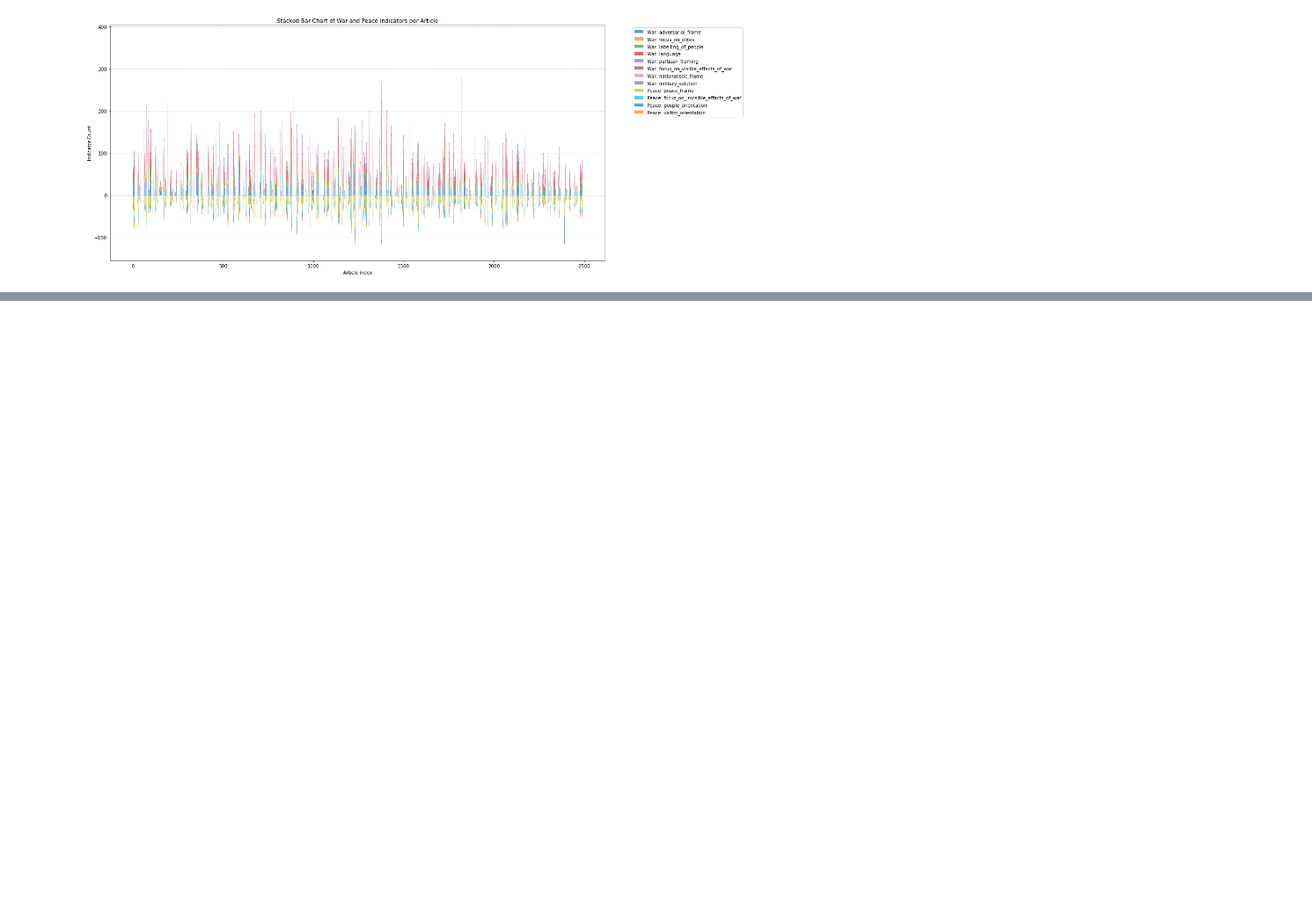
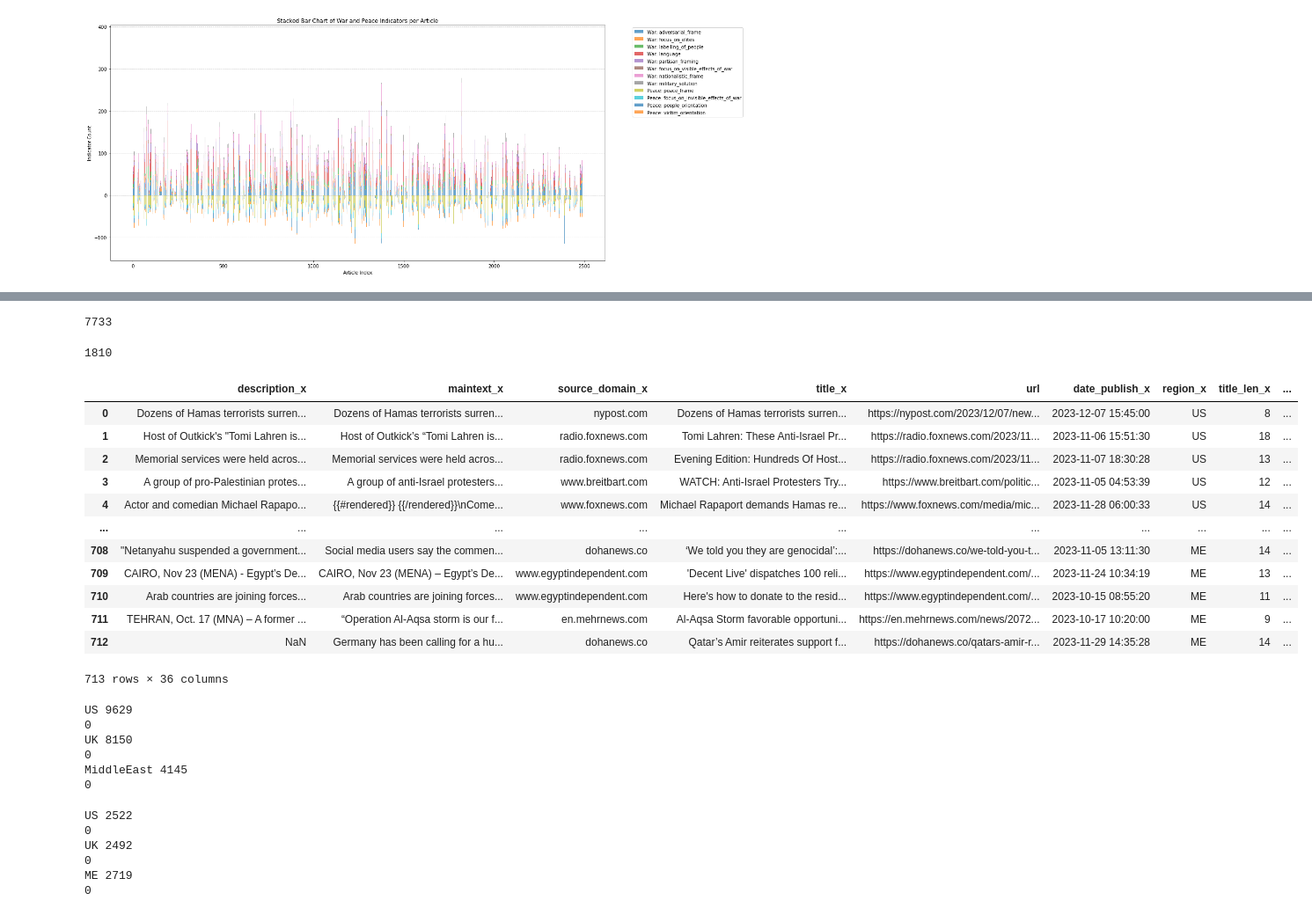
Before and after one commit to avneetreen/humanity-check, a Jupyter notebook: notebooks/Output Analysis.ipynb, the cells around one changed output, grey strips where cells are left out. Shown at 88% size. Drawn from its saved outputs; the diff is of its cells as text; code cells hidden in the pictures; blank space fills up the shorter version.

```diff
--- a/notebooks/Output Analysis.ipynb
+++ b/notebooks/Output Analysis.ipynb
@@ -252,0 +473,28 @@ plt.show()
+# %%
+consolidated_data = pd.concat(data_dfs.values(), axis=0)
+# %%
+len(consolidated_data)
+# %% [output]
+7733
+# %%
+df = pd.read_csv("../data/processed/semantic_frame_annotated.csv", index_col=0)
+# %%
+df['url'].nunique()
+# %% [output]
+1810
+# %%
+consolidated_data.merge(df, left_on='url', right_on='url', how='inner')
+# %% [output]
+|  | description_x | maintext_x | source_domain_x | title_x | url | date_publish_x | region_x | title_len_x | ... |
+| 0 | Dozens of Hamas terrorists surren... | Dozens of Hamas terrorists surren... | nypost.com | Dozens of Hamas terrorists surren... | https://nypost.com/2023/12/07/new... | 2023-12-07 15:45:00 | US | 8 | ... |
+| 1 | Host of Outkick's "Tomi Lahren is... | Host of Outkick’s “Tomi Lahren is... | radio.foxnews.com | Tomi Lahren: These Anti-Israel Pr... | https://radio.foxnews.com/2023/11... | 2023-11-06 15:51:30 | US | 18 | ... |
+| 2 | Memorial services were held acros... | Memorial services were held acros... | radio.foxnews.com | Evening Edition: Hundreds Of Host... | https://radio.foxnews.com/2023/11... | 2023-11-07 18:30:28 | US | 13 | ... |
+| 3 | A group of pro-Palestinian protes... | A group of anti-Israel protesters... | www.breitbart.com | WATCH: Anti-Israel Protesters Try... | https://www.breitbart.com/politic... | 2023-11-05 04:53:39 | US | 12 | ... |
+| 4 | Actor and comedian Michael Rapapo... | {{#rendered}} {{/rendered}}\nCome... | www.foxnews.com | Michael Rapaport demands Hamas re... | https://www.foxnews.com/media/mic... | 2023-11-28 06:00:33 | US | 14 | ... |
+| ... | ... | ... | ... | ... | ... | ... | ... | ... | ... |
+| 708 | "Netanyahu suspended a government... | Social media users say the commen... | dohanews.co | ‘We told you they are genocidal’:... | https://dohanews.co/we-told-you-t... | 2023-11-05 13:11:30 | ME | 14 | ... |
+| 709 | CAIRO, Nov 23 (MENA) - Egypt’s De... | CAIRO, Nov 23 (MENA) – Egypt’s De... | www.egyptindependent.com | 'Decent Live' dispatches 100 reli... | https://www.egyptindependent.com/... | 2023-11-24 10:34:19 | ME | 13 | ... |
+| 710 | Arab countries are joining forces... | Arab countries are joining forces... | www.egyptindependent.com | Here's how to donate to the resid... | https://www.egyptindependent.com/... | 2023-10-15 08:55:20 | ME | 11 | ... |
+| 711 | TEHRAN, Oct. 17 (MNA) – A former ... | “Operation Al-Aqsa storm is our f... | en.mehrnews.com | Al-Aqsa Storm favorable opportuni... | https://en.mehrnews.com/news/2072... | 2023-10-17 10:20:00 | ME | 9 | ... |
+| 712 | NaN | Germany has been calling for a hu... | dohanews.co | Qatar’s Amir reiterates support f... | https://dohanews.co/qatars-amir-r... | 2023-11-29 14:35:28 | ME | 14 | ... |
+713 rows × 36 columns
@@ -252,0 +505,22 @@ plt.show()
+# %%
+for region in ["US", "UK", "MiddleEast"]:
+    df = pd.read_csv(f"../data/raw/framing_results/selected_{region}.csv")
+    print(region, len(df))
+    print(len(set(df.index) - set(range(len(df)))))
+# %% [output]
+US 9629
+0
+UK 8150
+0
+MiddleEast 4145
+0
+# %%
+for region in ["US", "UK", "ME"]:
+    df = pd.read_json(f"../data/processed/{region}_framing.jsonl", lines=True)
+# %% [output]
+US 2522
+0
+UK 2492
+0
+ME 2719
+0
```
Also changed, not shown: parts of 26 cells of this notebook.
